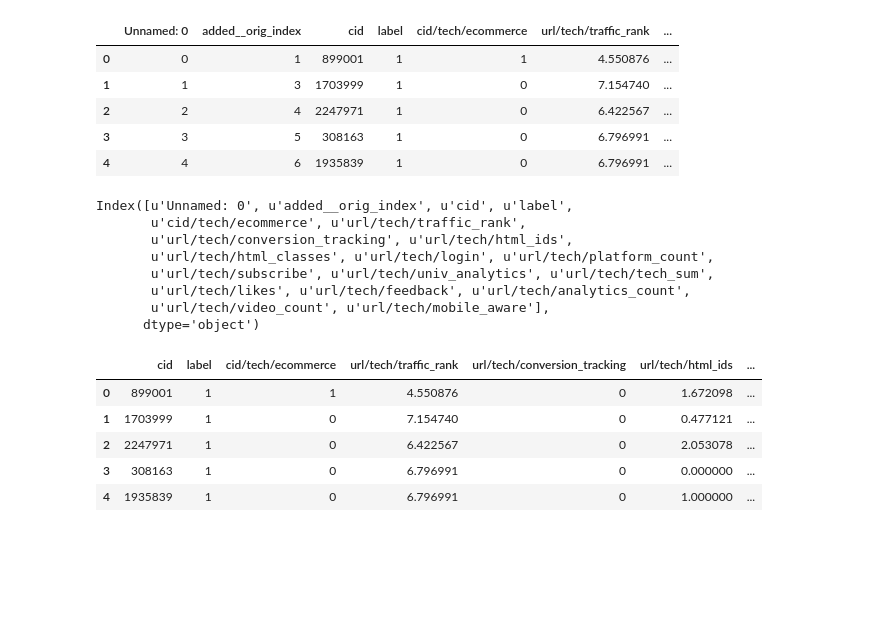
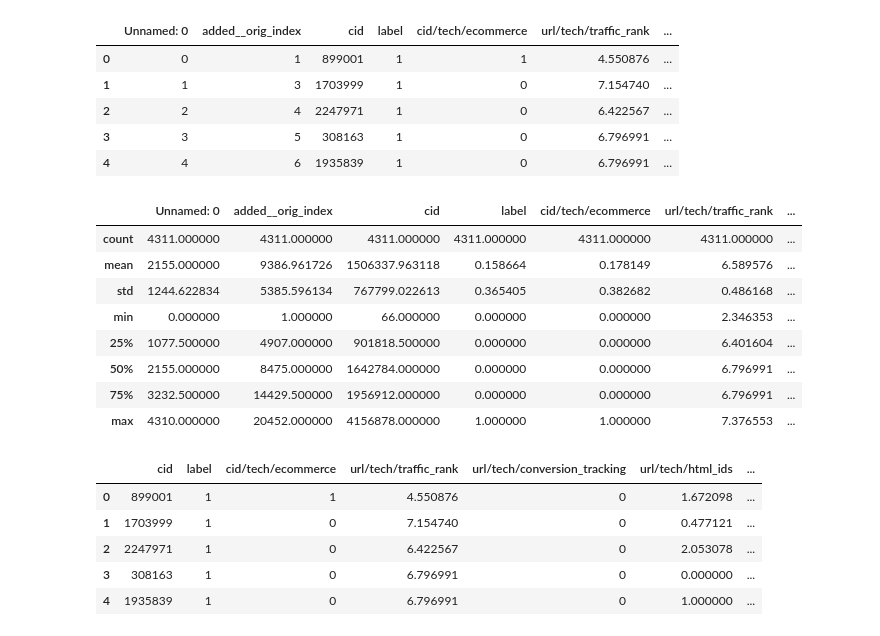
Before and after one commit to lcreyes/GI, a Jupyter notebook: notebook/Dataset reformatting.ipynb, the cells around one changed output. Saved outputs shown, nothing was run; the diff lists cells and outputs as text; code cells hidden in the pictures; blank space fills up the shorter version.

```diff
--- a/notebook/Dataset reformatting.ipynb
+++ b/notebook/Dataset reformatting.ipynb
@@ -76,16 +77,17 @@ test_data_1.head()
 | 3 | 3 | 5 | 308163 | 1 | 0 | 6.796991 | ... |
 | 4 | 4 | 6 | 1935839 | 1 | 0 | 6.796991 | ... |
 # %%
-test_data_1.columns
+test_data_1.describe()
 # %% [output]
-Index([u'Unnamed: 0', u'added__orig_index', u'cid', u'label',
-       u'cid/tech/ecommerce', u'url/tech/traffic_rank',
-       u'url/tech/conversion_tracking', u'url/tech/html_ids',
-       u'url/tech/html_classes', u'url/tech/login', u'url/tech/platform_count',
-       u'url/tech/subscribe', u'url/tech/univ_analytics', u'url/tech/tech_sum',
-       u'url/tech/likes', u'url/tech/feedback', u'url/tech/analytics_count',
-       u'url/tech/video_count', u'url/tech/mobile_aware'],
-      dtype='object')
+|  | Unnamed: 0 | added__orig_index | cid | label | cid/tech/ecommerce | url/tech/traffic_rank | ... |
+| count | 4311.000000 | 4311.000000 | 4311.000000 | 4311.000000 | 4311.000000 | 4311.000000 | ... |
+| mean | 2155.000000 | 9386.961726 | 1506337.963118 | 0.158664 | 0.178149 | 6.589576 | ... |
+| std | 1244.622834 | 5385.596134 | 767799.022613 | 0.365405 | 0.382682 | 0.486168 | ... |
+| min | 0.000000 | 1.000000 | 66.000000 | 0.000000 | 0.000000 | 2.346353 | ... |
+| 25% | 1077.500000 | 4907.000000 | 901818.500000 | 0.000000 | 0.000000 | 6.401604 | ... |
+| 50% | 2155.000000 | 8475.000000 | 1642784.000000 | 0.000000 | 0.000000 | 6.796991 | ... |
+| 75% | 3232.500000 | 14429.500000 | 1956912.000000 | 0.000000 | 0.000000 | 6.796991 | ... |
+| max | 4310.000000 | 20452.000000 | 4156878.000000 | 1.000000 | 1.000000 | 7.376553 | ... |
 # %%
 test_data_1_formatted = test_data_1.drop(["Unnamed: 0", "added__orig_index"], axis=1)
 test_data_1_formatted.head()
```
Also changed, not shown: parts of 10 cells of this notebook.
